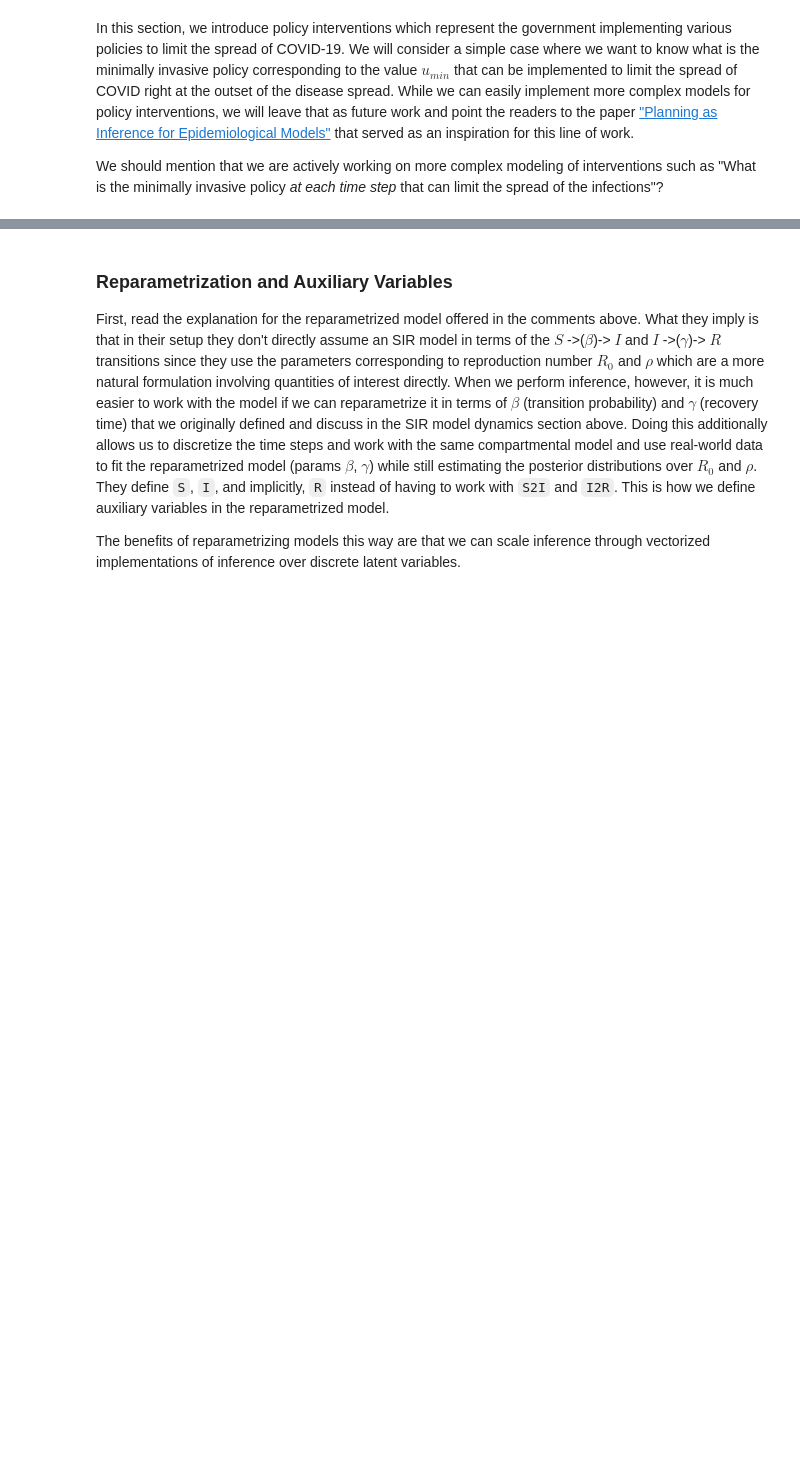
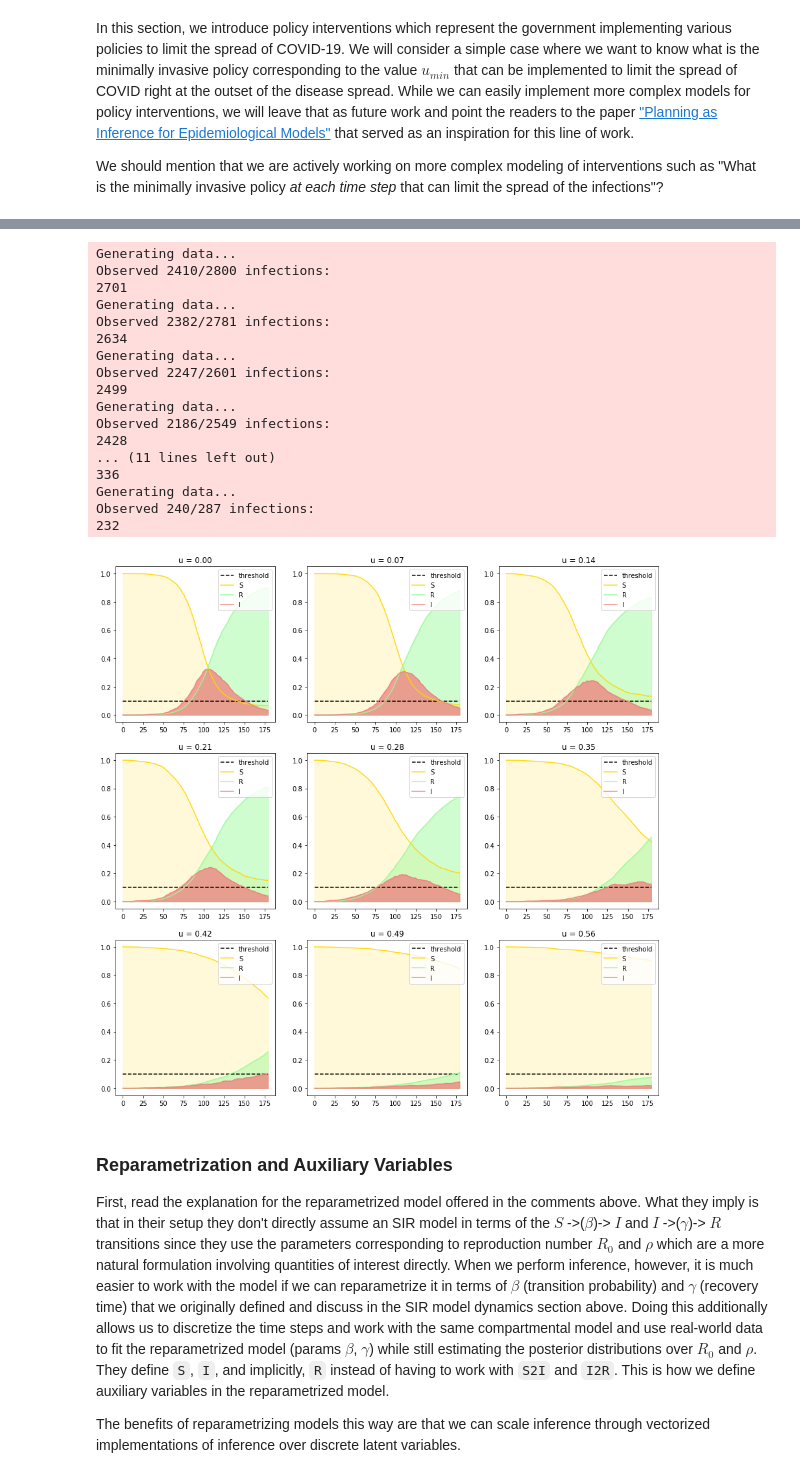
Before and after one commit to nkasmanoff/covid-pyro, a Jupyter notebook: notebooks/[SM] SIR-Noah Copy.ipynb, the cells around one changed output, grey strips where cells are left out. Drawn from its saved outputs; the diff is of its cells as text; code cells hidden in the pictures; blank space fills up the shorter version.

```diff
--- a/notebooks/[SM] SIR-Noah Copy.ipynb
+++ b/notebooks/[SM] SIR-Noah Copy.ipynb
@@ -394,3 +487,24 @@ Observed 1245/1528 infections:
+# %%
+intervention_gridsearch(args)
+# %% [output]
+Generating data...
+Observed 2410/2800 infections:
+2701
+Generating data...
+Observed 2382/2781 infections:
+2634
+Generating data...
+Observed 2247/2601 infections:
+2499
+Generating data...
+Observed 2186/2549 infections:
+2428
+... (11 lines left out)
+336
+Generating data...
+Observed 240/287 infections:
+232
+[figure, added]
 # %%
 # Inference
 # =========
```
Also changed, not shown: parts of 18 cells of this notebook.
